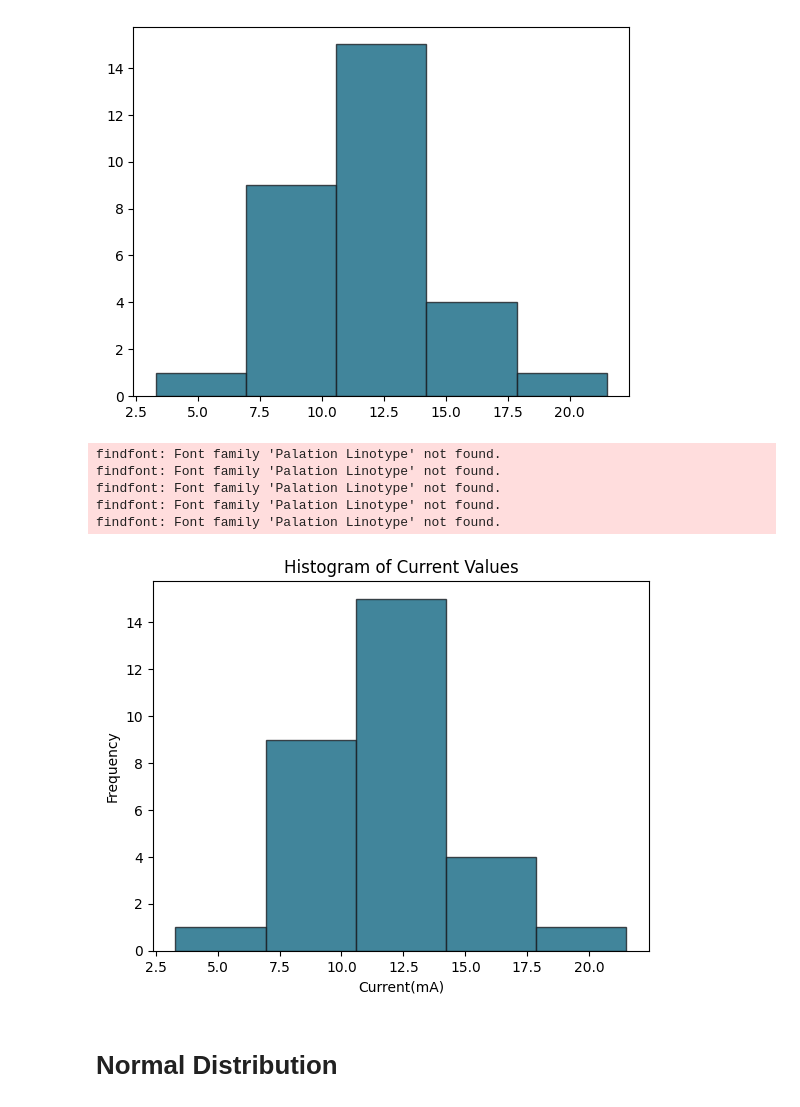
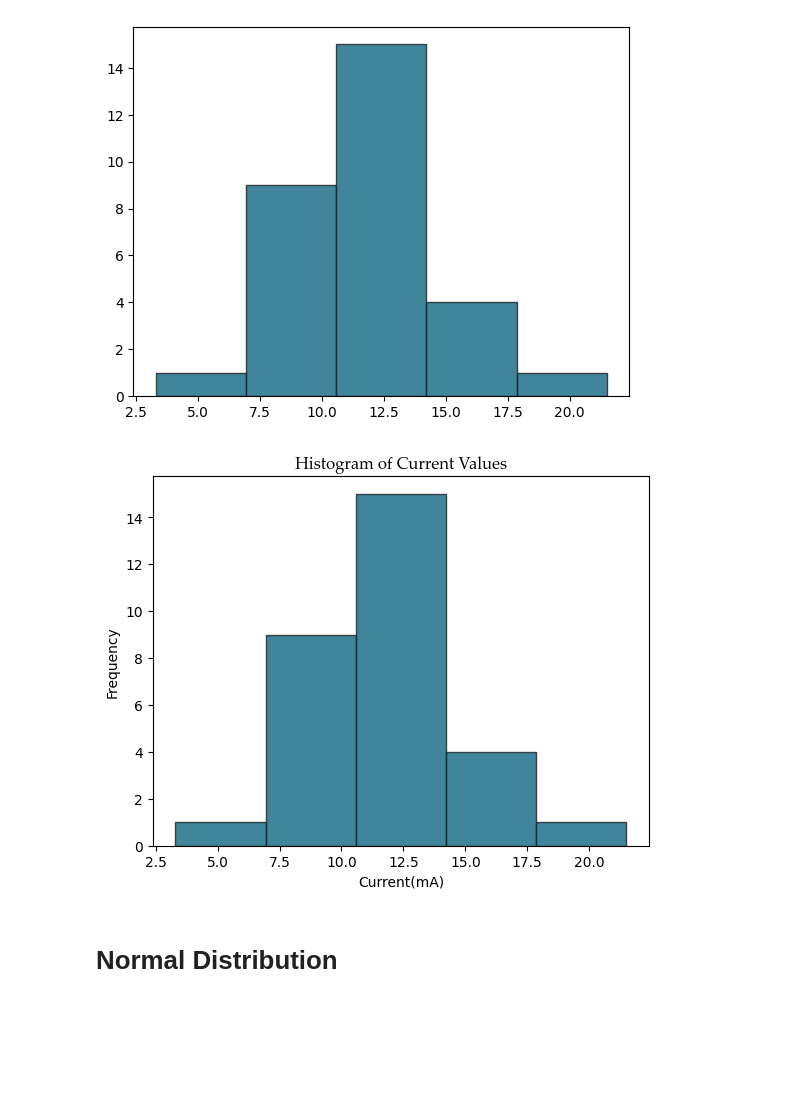
Before and after one commit to Lancelot-22/MATHEDA, a Jupyter notebook: lab-6-Standard-normal-distribution.ipynb, the cells around one changed output. Drawn from its saved outputs; the diff is of its cells as text; code cells hidden in the pictures; blank space fills up the shorter version.

```diff
--- a/lab-6-Standard-normal-distribution.ipynb
+++ b/lab-6-Standard-normal-distribution.ipynb
@@ -153,21 +153,16 @@ plt.show()
 # %%
 plt.hist(df['Current'], bins=5,
          alpha=0.8,
          color='#126782',
          edgecolor='#1C1F24')
 plt.title('Histogram of Current Values',
-         font='Palation Linotype',
+         font='Palatino Linotype',
           fontsize=12 )
 plt.xlabel('Current(mA)')
 plt.ylabel('Frequency')
 plt.show()
 # %% [output]
-findfont: Font family 'Palation Linotype' not found.
-findfont: Font family 'Palation Linotype' not found.
-findfont: Font family 'Palation Linotype' not found.
-findfont: Font family 'Palation Linotype' not found.
-findfont: Font family 'Palation Linotype' not found.
-[figure, old version]
+[figure, new version]
 # %% [markdown]
 # Normal Distribution
 # %%
```
Also changed, not shown: parts of 1 cell of this notebook.
